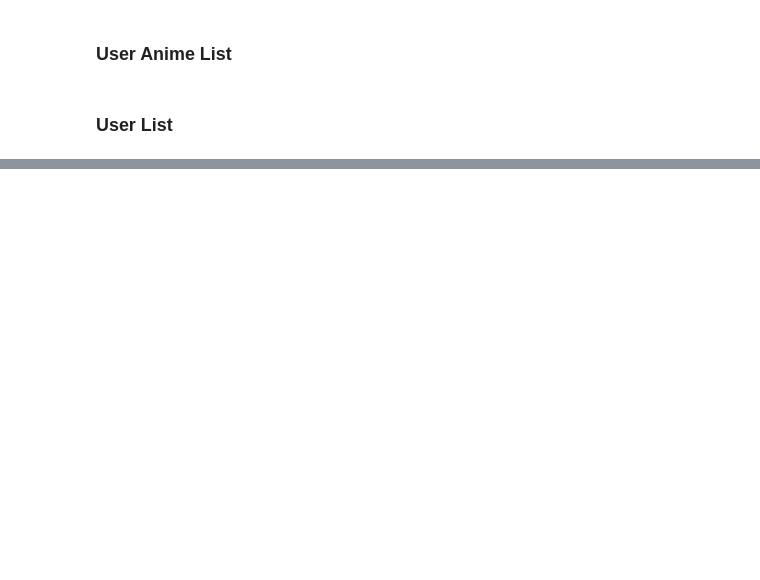
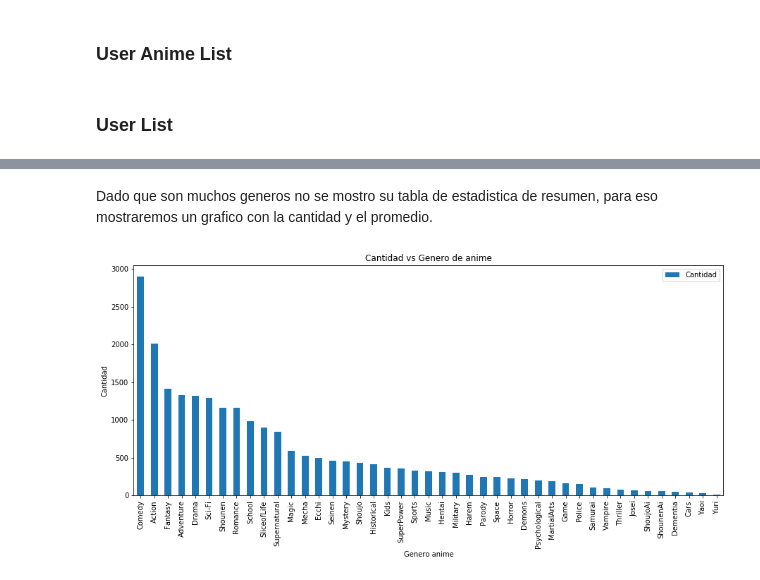
Before and after one commit to diegoolguinw/AnimeDataSet, a Jupyter notebook: Proyecto Mineria de Datos.ipynb, the cells around one changed output, grey strips where cells are left out. Saved outputs shown, nothing was run; the diff lists cells and outputs as text; code cells hidden in the pictures; blank space fills up the shorter version.

Commit message:
Estudio de "Anime List" listo

```diff
--- a/Proyecto Mineria de Datos.ipynb
+++ b/Proyecto Mineria de Datos.ipynb
@@ -352,12 +354,12 @@ relatedList = animeList['related'].tolist()
 newList = []
 for index in range(len(relatedList)):
     related = ast.literal_eval(relatedList[index])
-    dicc = {}
+    diccAnime = {}
     for key in related:
-        dicc[key] = []
+        diccAnime[key] = []
         for anime in related[key]:
-            dicc[key].append(anime['mal_id'])
-    newList.append(dicc)
+            diccAnime[key].append(anime['mal_id'])
+    newList.append(diccAnime)
 
 animeList['related'] = newList
 # %% [markdown]
@@ -408,0 +415,16 @@ animeList
+# %%
+relatedList = animeList['related'].tolist()
+idList = animeList['anime_id'].tolist()
+newRelatedList = []
+
+for relatedAnime in relatedList:
+    newRelatedAnime = {}
+    for key in relatedAnime:
+        newRelatedKeyList = []
+        for anime in relatedAnime[key]:
+            if(anime in idList):
+                newRelatedKeyList.append(anime)
+        if(newRelatedKeyList != []):
+            newRelatedAnime[key] = newRelatedKeyList
+    newRelatedList.append(newRelatedAnime)
+animeList['related'] = newRelatedList
@@ -418,0 +478,22 @@ userList = pd.read_csv("Datos/users_cleaned.csv")
+# %% [markdown]
+Dado que son muchos generos no se mostro su tabla de estadistica de resumen, para eso mostraremos un grafico con la cantidad y el promedio.
+# %%
+genreAnimeList = animeList.drop(columns = ['anime_id', 'title', 'type', 'source','episodes','score','scored_by','members','favorites','duration_min','airing','rating','related','studio','aired_initial_year','aired_final_year'])
+
+diccGenereSum = {}
+
+for columns in genreAnimeList.columns:
+    listOfColumn = animeList[columns].tolist()
+    diccGenereSum[columns] = sum(listOfColumn)
+
+dataFrameGenereSum  = pd.DataFrame(diccGenereSum.values(), columns=['Cantidad'])
+dataFrameGenereSum.index = list(diccGenereSum.keys())
+dataFrameGenereSum = dataFrameGenereSum.sort_values(by=['Cantidad'],ascending = False)
+
+dataFrameGenereSum.plot.bar(figsize =(15,6))
+plt.xlabel('Genero anime')
+plt.ylabel('Cantidad')
+plt.title('Cantidad vs Genero de anime')
+plt.show()
+# %% [output]
+[figure, added]
```
Also changed, not shown: parts of 46 cells of this notebook, 1 other file.
